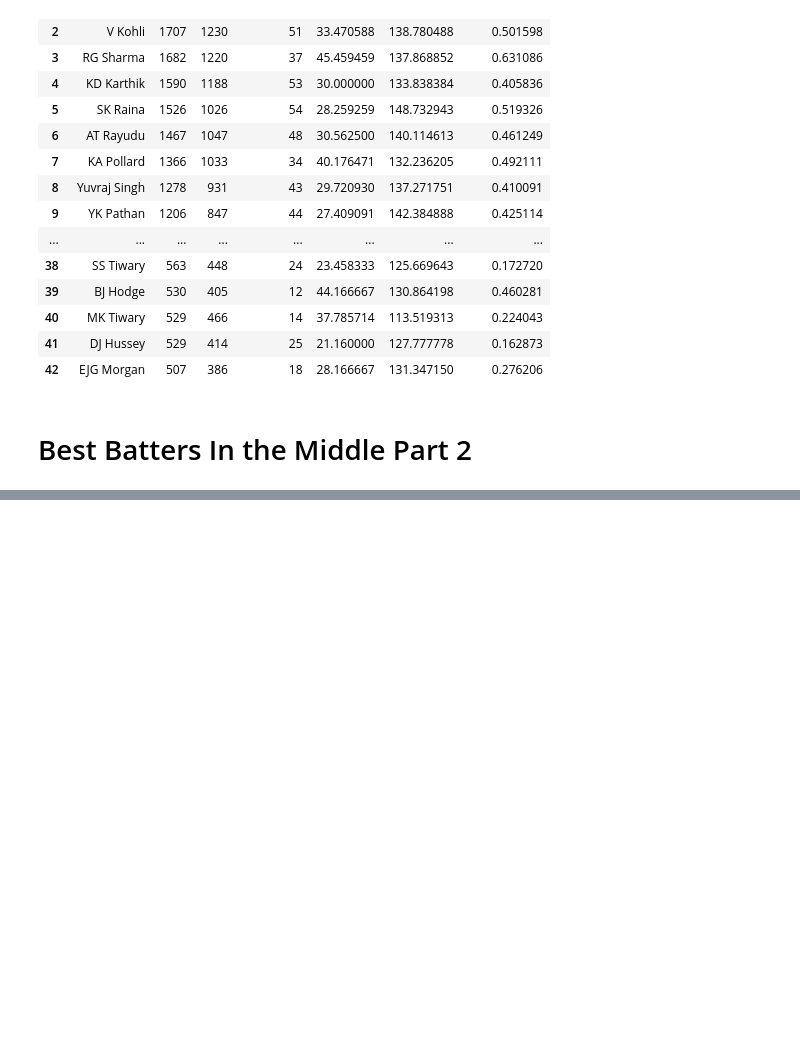
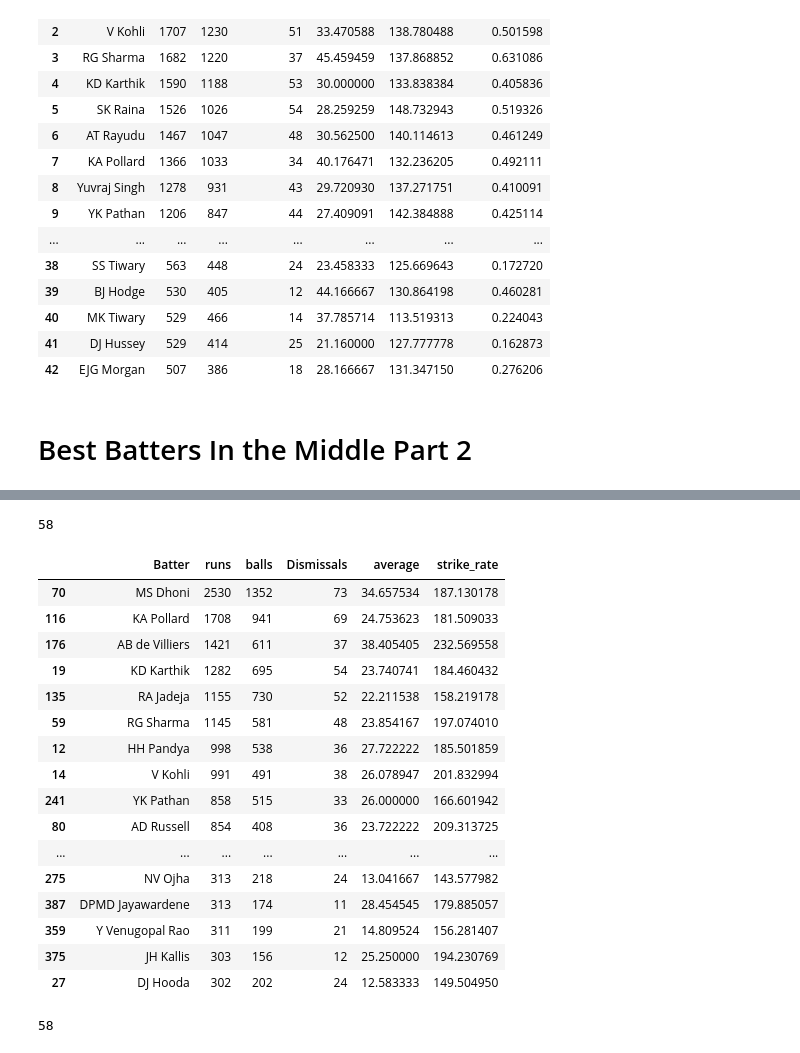
Before and after one commit to anubrotoGhose/IPL-Top-Players, a Jupyter notebook: IPL Batting Performance.ipynb, the cells around one changed output, grey strips where cells are left out. Drawn from its saved outputs; the diff is of its cells as text; code cells hidden in the pictures; blank space fills up the shorter version.

```diff
--- a/IPL Feature Selection.ipynb
+++ b/IPL Batting Performance.ipynb
@@ -881,0 +925,30 @@ merged_filtered_sorted_batting_middle_two_df
+# %%
+sorted_batting_death_df = batting_death_df.sort_values('runs', ascending=False)
+filtered_sorted_batting_death_df = sorted_batting_death_df.query('runs >= 300').dropna()
+print(len(filtered_sorted_batting_death_df))
+filtered_sorted_batting_death_df
+# %% [output]
+58
+|  | Batter | runs | balls | Dismissals | average | strike_rate |
+| 70 | MS Dhoni | 2530 | 1352 | 73 | 34.657534 | 187.130178 |
+| 116 | KA Pollard | 1708 | 941 | 69 | 24.753623 | 181.509033 |
+| 176 | AB de Villiers | 1421 | 611 | 37 | 38.405405 | 232.569558 |
+| 19 | KD Karthik | 1282 | 695 | 54 | 23.740741 | 184.460432 |
+| 135 | RA Jadeja | 1155 | 730 | 52 | 22.211538 | 158.219178 |
+| 59 | RG Sharma | 1145 | 581 | 48 | 23.854167 | 197.074010 |
+| 12 | HH Pandya | 998 | 538 | 36 | 27.722222 | 185.501859 |
+| 14 | V Kohli | 991 | 491 | 38 | 26.078947 | 201.832994 |
+| 241 | YK Pathan | 858 | 515 | 33 | 26.000000 | 166.601942 |
+| 80 | AD Russell | 854 | 408 | 36 | 23.722222 | 209.313725 |
+| ... | ... | ... | ... | ... | ... | ... |
+| 275 | NV Ojha | 313 | 218 | 24 | 13.041667 | 143.577982 |
+| 387 | DPMD Jayawardene | 313 | 174 | 11 | 28.454545 | 179.885057 |
+| 359 | Y Venugopal Rao | 311 | 199 | 21 | 14.809524 | 156.281407 |
+| 375 | JH Kallis | 303 | 156 | 12 | 25.250000 | 194.230769 |
+| 27 | DJ Hooda | 302 | 202 | 24 | 12.583333 | 149.504950 |
+# %%
+# Reset index of filtered_sorted_batting_powerplay_df
+filtered_sorted_batting_death_df = filtered_sorted_batting_death_df.reset_index(drop=True)
+len(filtered_sorted_batting_death_df)
+# %% [output]
+58
```
Also changed, not shown: parts of 24 cells of this notebook.
